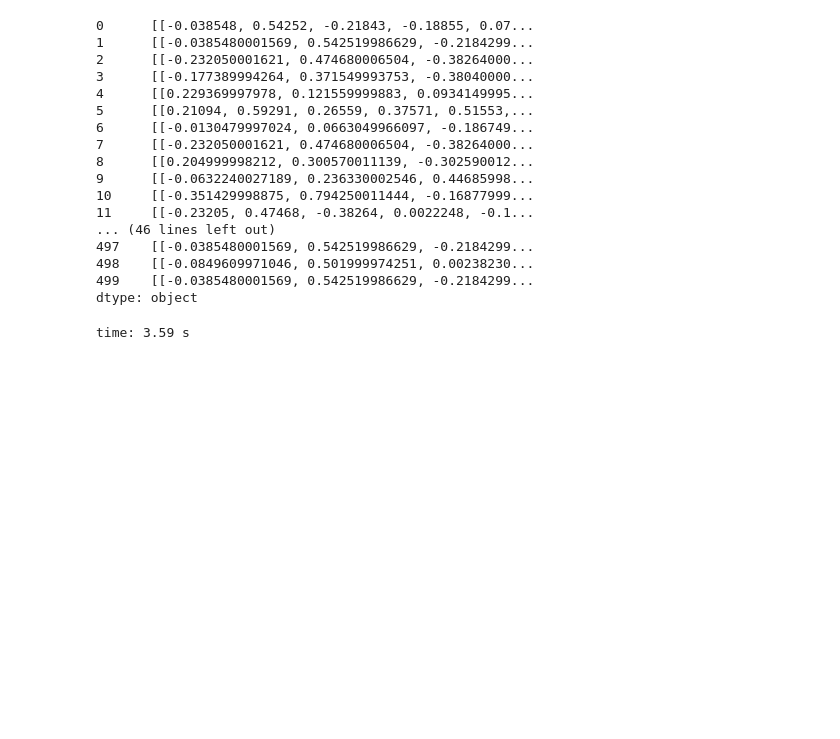
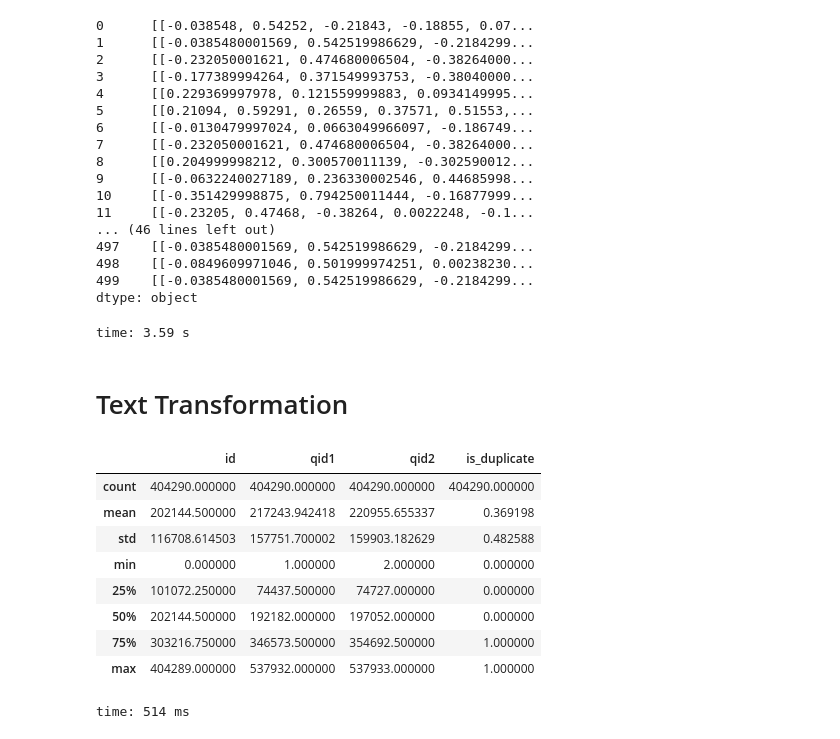
Before and after one commit to Mageswaran1989/kaggle-quora-tensorflow, a Jupyter notebook: preprocessor.ipynb, the cells around one changed output. Drawn from its saved outputs; the diff is of its cells as text; code cells hidden in the pictures; blank space fills up the shorter version.

Commit message:
intermediate preprocessing of input text

```diff
--- a/preprocessor.ipynb
+++ b/preprocessor.ipynb
@@ -411,3 +411,21 @@ sample.map(question_transformer)
 499    [[-0.0385480001569, 0.542519986629, -0.2184299...
 dtype: object
 time: 3.59 s
+# %% [markdown]
+# Text Transformation
+# %%
+# df_train = pd.read_csv(TRAIN_CSV)
+# df_test = pd.read_csv(TEST_CSV)
+
+df_train.describe()
+# %% [output]
+|  | id | qid1 | qid2 | is_duplicate |
+| count | 404290.000000 | 404290.000000 | 404290.000000 | 404290.000000 |
+| mean | 202144.500000 | 217243.942418 | 220955.655337 | 0.369198 |
+| std | 116708.614503 | 157751.700002 | 159903.182629 | 0.482588 |
+| min | 0.000000 | 1.000000 | 2.000000 | 0.000000 |
+| 25% | 101072.250000 | 74437.500000 | 74727.000000 | 0.000000 |
+| 50% | 202144.500000 | 192182.000000 | 197052.000000 | 0.000000 |
+| 75% | 303216.750000 | 346573.500000 | 354692.500000 | 1.000000 |
+| max | 404289.000000 | 537932.000000 | 537933.000000 | 1.000000 |
+time: 514 ms
```
Also changed, not shown: parts of 20 cells of this notebook.
